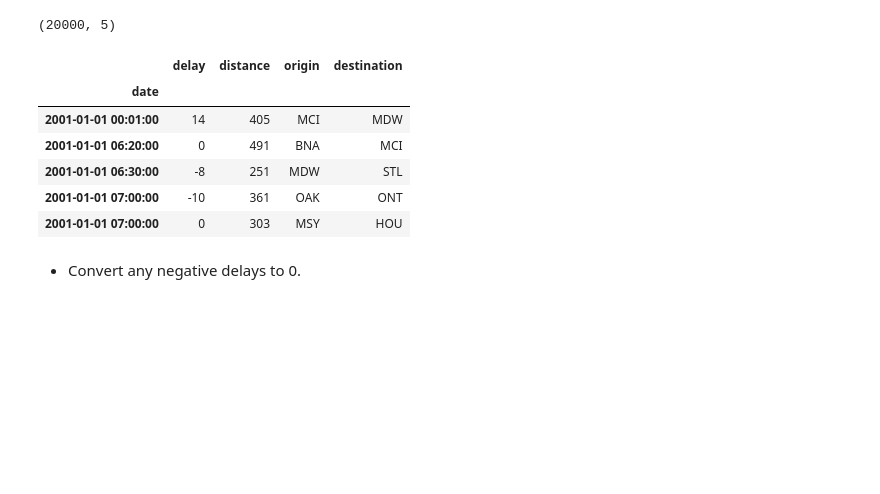
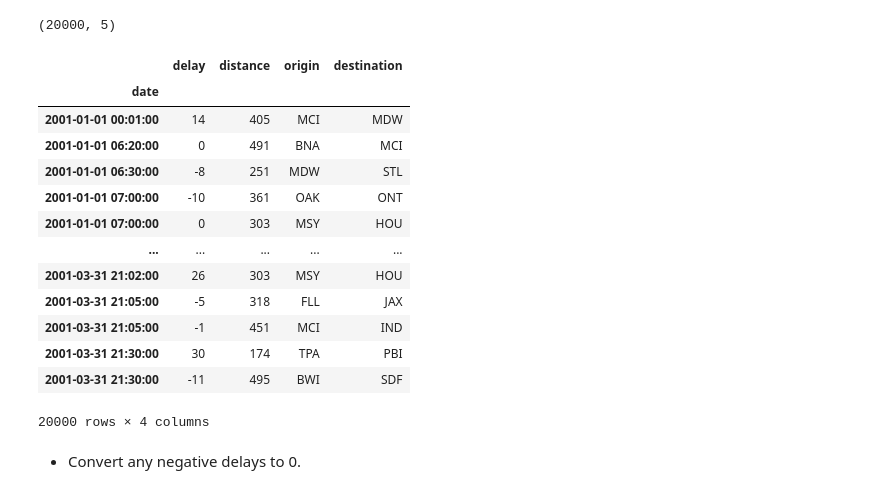
Before and after one commit to Brandon-Martinez27/time-series-exercises, a Jupyter notebook: time-series-manipulation.ipynb, the cells around one changed output. Drawn from its saved outputs; the diff is of its cells as text; code cells hidden in the pictures; blank space fills up the shorter version.

```diff
--- a/time-series-manipulation.ipynb
+++ b/time-series-manipulation.ipynb
@@ -237,15 +237,22 @@ flights.shape
 (20000, 5)
 # %%
 flights = flights.set_index('date').sort_index()
-flights.head()
+flights
 # %% [output]
 |  | delay | distance | origin | destination |
 | date |  |  |  |  |
 | 2001-01-01 00:01:00 | 14 | 405 | MCI | MDW |
 | 2001-01-01 06:20:00 | 0 | 491 | BNA | MCI |
 | 2001-01-01 06:30:00 | -8 | 251 | MDW | STL |
 | 2001-01-01 07:00:00 | -10 | 361 | OAK | ONT |
 | 2001-01-01 07:00:00 | 0 | 303 | MSY | HOU |
+| ... | ... | ... | ... | ... |
+| 2001-03-31 21:02:00 | 26 | 303 | MSY | HOU |
+| 2001-03-31 21:05:00 | -5 | 318 | FLL | JAX |
+| 2001-03-31 21:05:00 | -1 | 451 | MCI | IND |
+| 2001-03-31 21:30:00 | 30 | 174 | TPA | PBI |
+| 2001-03-31 21:30:00 | -11 | 495 | BWI | SDF |
+20000 rows × 4 columns
 # %% [markdown]
 - Convert any negative delays to 0.
 # %%
```
Also changed, not shown: parts of 3 cells of this notebook.
